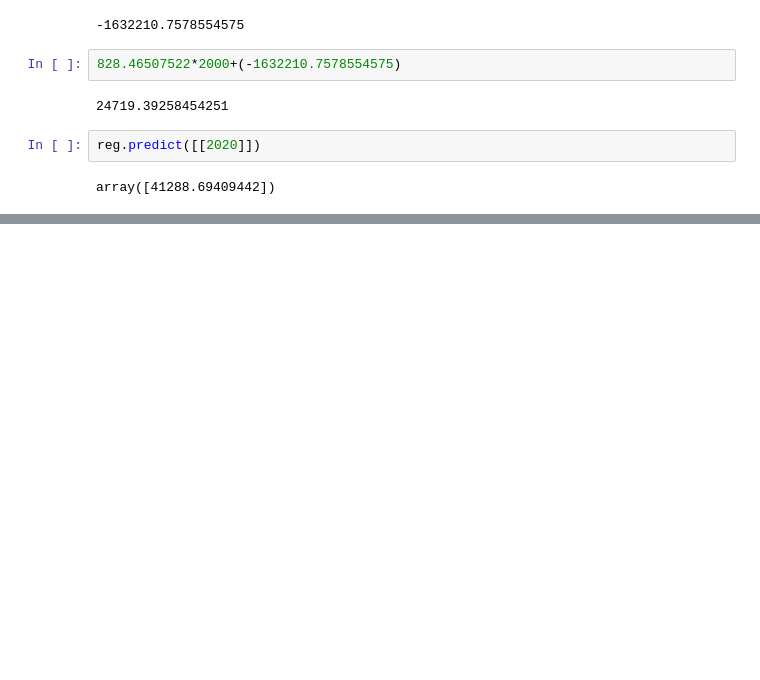
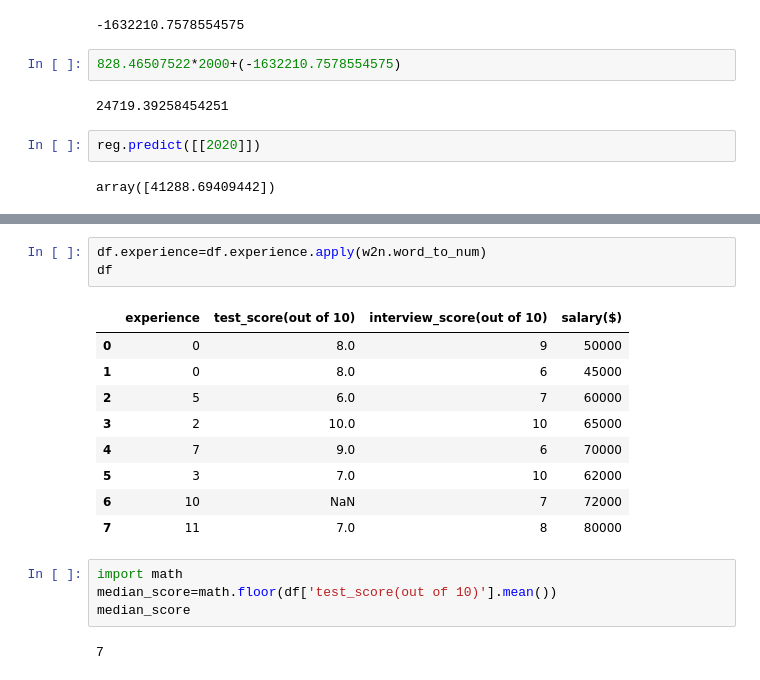
Before and after one commit to ashwinchelsea14/ML-start, a Jupyter notebook: ML_Start.ipynb, the cells around one changed output, grey strips where cells are left out. Saved outputs shown, nothing was run; the diff lists cells and outputs as text; blank space fills up the shorter version.

```diff
--- a/ML_Start.ipynb
+++ b/ML_Start.ipynb
@@ -58,0 +102,19 @@ array([41288.69409442])
+# %%
+df.experience=df.experience.apply(w2n.word_to_num)
+df
+# %% [output]
+|  | experience | test_score(out of 10) | interview_score(out of 10) | salary($) |
+| 0 | 0 | 8.0 | 9 | 50000 |
+| 1 | 0 | 8.0 | 6 | 45000 |
+| 2 | 5 | 6.0 | 7 | 60000 |
+| 3 | 2 | 10.0 | 10 | 65000 |
+| 4 | 7 | 9.0 | 6 | 70000 |
+| 5 | 3 | 7.0 | 10 | 62000 |
+| 6 | 10 | NaN | 7 | 72000 |
+| 7 | 11 | 7.0 | 8 | 80000 |
+# %%
+import math
+median_score=math.floor(df['test_score(out of 10)'].mean())
+median_score
+# %% [output]
+7
```
Also changed, not shown: parts of 9 cells of this notebook.
